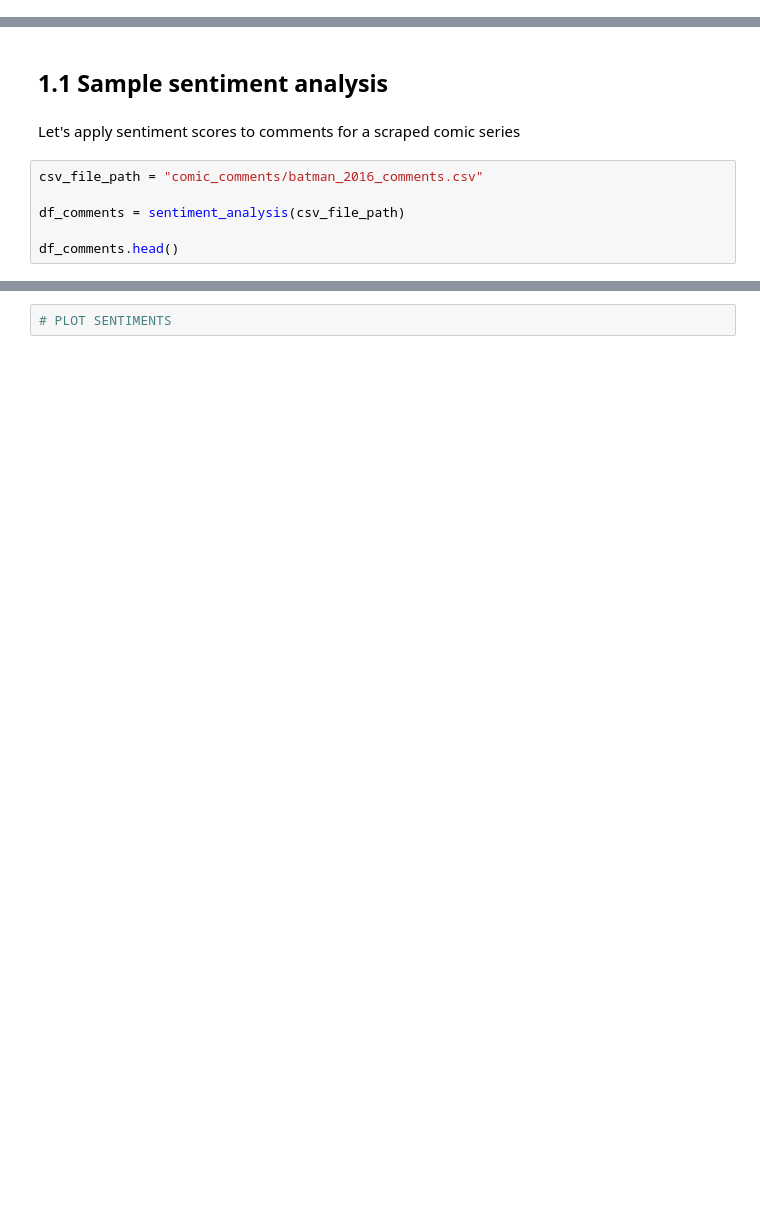
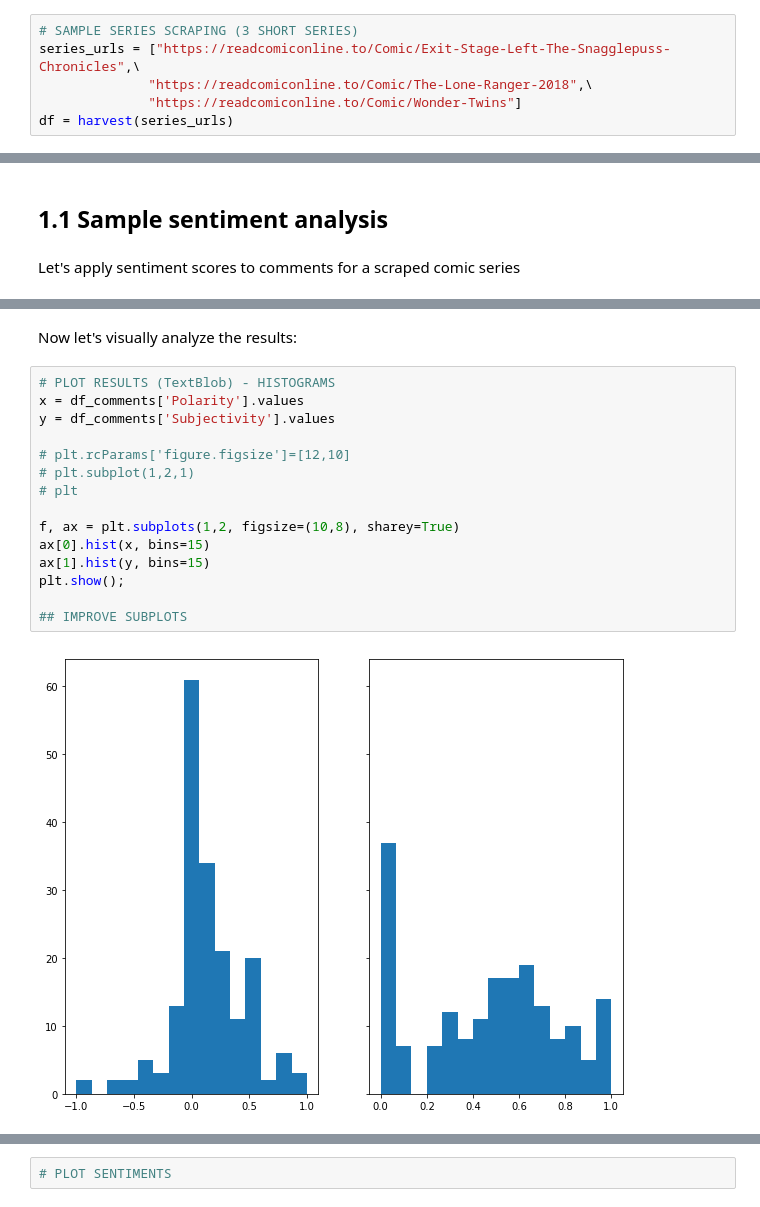
Before and after one commit to abgrss/comic_comments_nlp, a Jupyter notebook: Comic Comments NLP.ipynb, the cells around one changed output, grey strips where cells are left out. Saved outputs shown, nothing was run; the diff lists cells and outputs as text; blank space fills up the shorter version.

```diff
--- a/Comic Comments NLP.ipynb
+++ b/Comic Comments NLP.ipynb
@@ -285,0 +254,6 @@ df_batman.to_csv('comic_comments/batman_2016_comments.csv')
+# %%
+# SAMPLE SERIES SCRAPING (3 SHORT SERIES)
+series_urls = ["https://readcomiconline.to/Comic/Exit-Stage-Left-The-Snagglepuss-Chronicles",\
+              "https://readcomiconline.to/Comic/The-Lone-Ranger-2018",\
+              "https://readcomiconline.to/Comic/Wonder-Twins"]
+df = harvest(series_urls)
@@ -350,9 +349,3 @@ def sentiment_analysis(csv_file_path):
 ## 1.1 Sample sentiment analysis
 # %% [markdown]
 Let's apply sentiment scores to comments for a scraped comic series
-# %%
-csv_file_path = "comic_comments/batman_2016_comments.csv"
-
-df_comments = sentiment_analysis(csv_file_path)
-
-df_comments.head()
@@ -365,0 +357,19 @@ df_comments.head()
+# %% [markdown]
+Now let's visually analyze the results:
+# %%
+# PLOT RESULTS (TextBlob) - HISTOGRAMS
+x = df_comments['Polarity'].values
+y = df_comments['Subjectivity'].values
+
+# plt.rcParams['figure.figsize']=[12,10]
+# plt.subplot(1,2,1)
+# plt
+
+f, ax = plt.subplots(1,2, figsize=(10,8), sharey=True)
+ax[0].hist(x, bins=15)
+ax[1].hist(y, bins=15)
+plt.show();
+
+## IMPROVE SUBPLOTS
+# %% [output]
+[figure, added]
```
Also changed, not shown: parts of 37 cells of this notebook, 11 other files.
